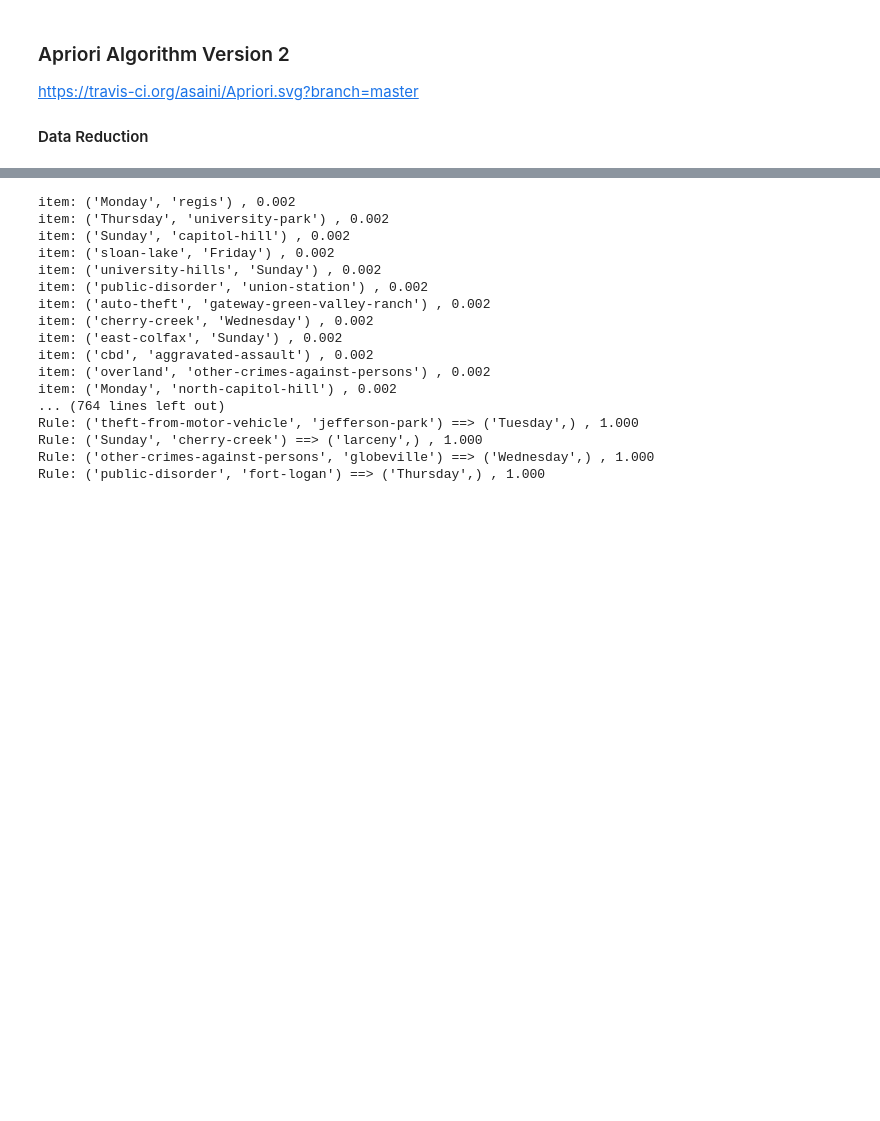
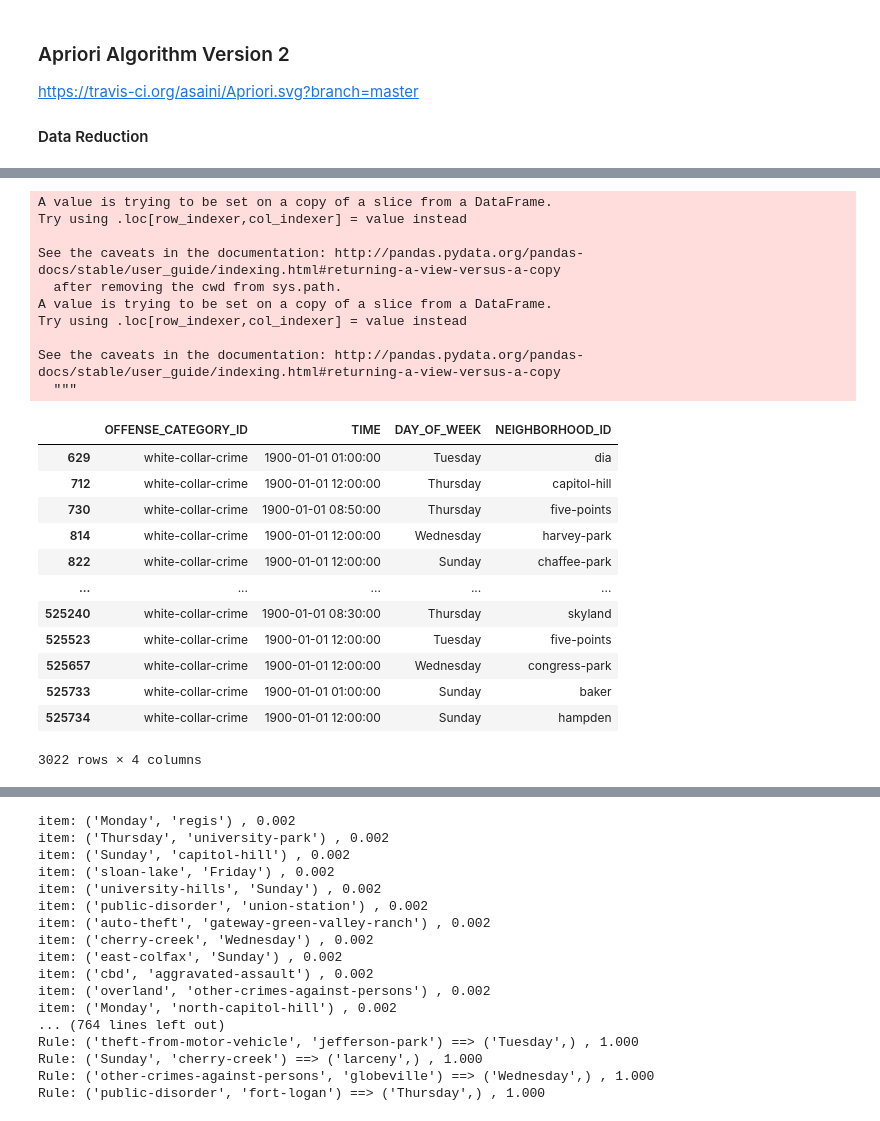
Before and after one commit to bittybueno/data-mining-project, a Jupyter notebook: Course_Project.ipynb, the cells around one changed output, grey strips where cells are left out. Drawn from its saved outputs; the diff is of its cells as text; code cells hidden in the pictures; blank space fills up the shorter version.

```diff
--- a/Course_Project.ipynb
+++ b/Course_Project.ipynb
@@ -77,0 +122,32 @@ df2['DAY_OF_WEEK'] = df2['DATE'].dt.day_name()
+# %%
+df_WCC = df2[['OFFENSE_CATEGORY_ID', 'TIME', 'DAY_OF_WEEK','NEIGHBORHOOD_ID']]
+df_WCC = df_WCC.loc[df_WCC.OFFENSE_CATEGORY_ID == 'white-collar-crime']
+df_WCC_am =  df_WCC.loc[df_WCC.TIME.str[-2:] == "AM" ]
+df_WCC_am['TIME'] = [x[:-3] for x in df_WCC_am['TIME']]
+df_WCC_am['TIME'] =  pd.to_datetime(df_WCC_am['TIME'], format='%H:%M:%S')
+
+df_WCC_am
+# %% [output]
+A value is trying to be set on a copy of a slice from a DataFrame.
+Try using .loc[row_indexer,col_indexer] = value instead
+
+See the caveats in the documentation: http://pandas.pydata.org/pandas-docs/stable/user_guide/indexing.html#returning-a-view-versus-a-copy
+  after removing the cwd from sys.path.
+A value is trying to be set on a copy of a slice from a DataFrame.
+Try using .loc[row_indexer,col_indexer] = value instead
+
+See the caveats in the documentation: http://pandas.pydata.org/pandas-docs/stable/user_guide/indexing.html#returning-a-view-versus-a-copy
+  """
+|  | OFFENSE_CATEGORY_ID | TIME | DAY_OF_WEEK | NEIGHBORHOOD_ID |
+| 629 | white-collar-crime | 1900-01-01 01:00:00 | Tuesday | dia |
+| 712 | white-collar-crime | 1900-01-01 12:00:00 | Thursday | capitol-hill |
+| 730 | white-collar-crime | 1900-01-01 08:50:00 | Thursday | five-points |
+| 814 | white-collar-crime | 1900-01-01 12:00:00 | Wednesday | harvey-park |
+| 822 | white-collar-crime | 1900-01-01 12:00:00 | Sunday | chaffee-park |
+| ... | ... | ... | ... | ... |
+| 525240 | white-collar-crime | 1900-01-01 08:30:00 | Thursday | skyland |
+| 525523 | white-collar-crime | 1900-01-01 12:00:00 | Tuesday | five-points |
+| 525657 | white-collar-crime | 1900-01-01 12:00:00 | Wednesday | congress-park |
+| 525733 | white-collar-crime | 1900-01-01 01:00:00 | Sunday | baker |
+| 525734 | white-collar-crime | 1900-01-01 12:00:00 | Sunday | hampden |
+3022 rows × 4 columns
```
Also changed, not shown: parts of 8 cells of this notebook, 3 other files.
